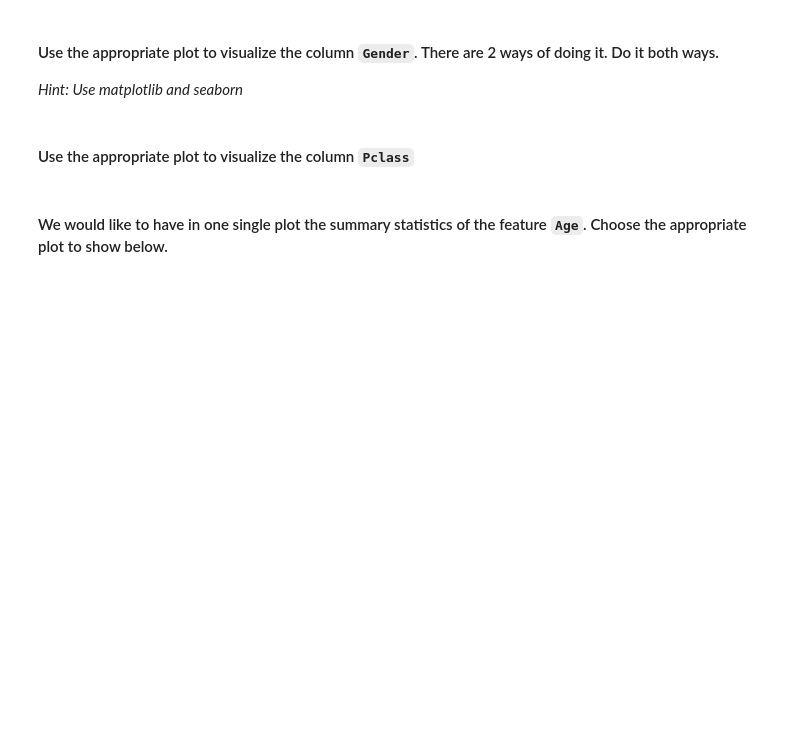
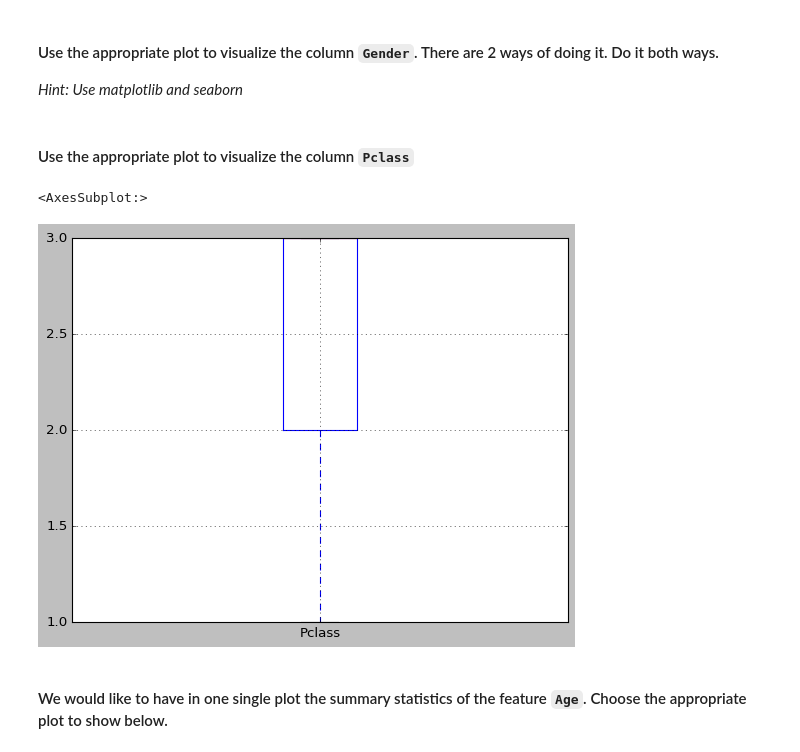
Before and after one commit to PaulaNuno/datamad0820, a Jupyter notebook: module-2/lab-matplotlib-seaborn/your-code/challenge-3.ipynb, the cells around one changed output. Cells and saved outputs as stored; diff of their text form; code cells hidden in the pictures; blank space fills up the shorter version.

```diff
--- a/module-2/lab-matplotlib-seaborn/your-code/challenge-3.ipynb
+++ b/module-2/lab-matplotlib-seaborn/your-code/challenge-3.ipynb
@@ -60,6 +141,10 @@ titanic.head()
 #### Use the appropriate plot to visualize the column `Pclass`
 # %%
 # your code here
+titanic.boxplot(column='Pclass')
+# %% [output]
+<AxesSubplot:>
+[figure, added]
 # %% [markdown]
 #### We would like to have in one single plot the summary statistics of the feature `Age`. Choose the appropriate plot to show below.
 # %%
```
Also changed, not shown: parts of 17 cells of this notebook, 1 other file.
